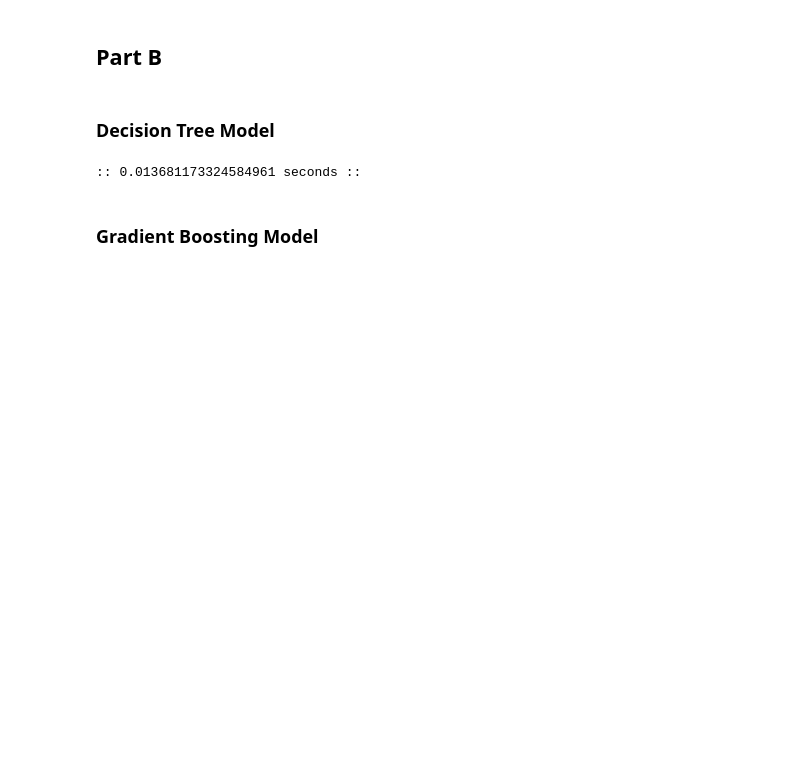
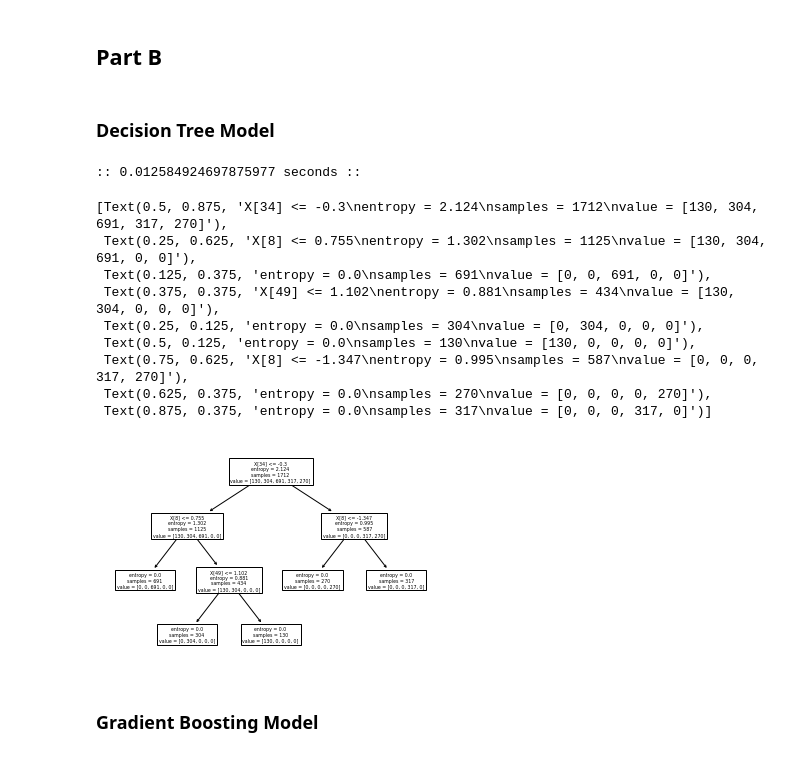
Before and after one commit to angusryoung/CSI4142-world-health-project, a Jupyter notebook: DataMining.ipynb, the cells around one changed output. Saved outputs shown, nothing was run; the diff lists cells and outputs as text; code cells hidden in the pictures; blank space fills up the shorter version.

```diff
--- a/DataMining.ipynb
+++ b/DataMining.ipynb
@@ -115,10 +115,10 @@ df_processing = df_processing.fillna(value={'Disaster_type':'Not Specified'})
 
 # Separate the features and the labels to be used in model development
 df_data = df_processing.drop(columns=['qol', 'di', 'hdi'])
-df_labels = df_processing['qol'].to_numpy(copy=True)
+df_labels = df_processing['hdi'].to_numpy(copy=True)
 
 # Split the data into training and testing
-train_data, test_data, train_labels, test_labels = train_test_split(df_data, df_labels, test_size=0.2, random_state=42)
+train_data, test_data, train_labels, test_labels = train_test_split(df_data, df_labels, test_size=0.3, random_state=42)
 
 # State numerical columns and categorical columns
 categorical_columns = ['Disaster_type']
@@ -167,27 +163,40 @@ COLUMN TO BE DROPPED: population_growth
 # %%
 # Train data is called: train_data
 # Train labels is called: train_labels
 # Test data is called: test_data
 # Test labels is called: test_labels
 
 # https://quantdare.com/decision-trees-gini-vs-entropy/
 # --> Entropy has slightly better results but slower than Gini
 # However, we gave the model no limitations, so Entropy may take a while
 
 time_start_dt = time.time()
 
-model_decision_tree = DecisionTreeClassifier(random_state=42, criterion='gini')
+# More complex parameters we can add: max_depth=3, min_samples_split=20, min_samples_leaf=20
+model_decision_tree = DecisionTreeClassifier(random_state=42, criterion='entropy', min_samples_split=20, min_samples_leaf=20)
 model_decision_tree.fit(train_data, train_labels)
 prediction_dt = model_decision_tree.predict(test_data)
 
 time_spent_dt = time.time() - time_start_dt
 print(":: %s seconds ::" % (time_spent_dt))
 
-recall_dt = recall_score(y_pred=prediction_dt, y_true=test_labels, average='micro')
-precision_dt = precision_score(y_pred=prediction_dt, y_true=test_labels, average='micro')
+recall_dt = recall_score(y_pred=prediction_dt, y_true=test_labels, average='macro')
+precision_dt = precision_score(y_pred=prediction_dt, y_true=test_labels, average='macro')
 accuracy_dt = accuracy_score(y_pred=prediction_dt, y_true=test_labels)
+
+plot_tree(model_decision_tree)
 # %% [output]
-:: 0.013681173324584961 seconds ::
+:: 0.012584924697875977 seconds ::
+[Text(0.5, 0.875, 'X[34] <= -0.3\nentropy = 2.124\nsamples = 1712\nvalue = [130, 304, 691, 317, 270]'),
+ Text(0.25, 0.625, 'X[8] <= 0.755\nentropy = 1.302\nsamples = 1125\nvalue = [130, 304, 691, 0, 0]'),
+ Text(0.125, 0.375, 'entropy = 0.0\nsamples = 691\nvalue = [0, 0, 691, 0, 0]'),
+ Text(0.375, 0.375, 'X[49] <= 1.102\nentropy = 0.881\nsamples = 434\nvalue = [130, 304, 0, 0, 0]'),
+ Text(0.25, 0.125, 'entropy = 0.0\nsamples = 304\nvalue = [0, 304, 0, 0, 0]'),
+ Text(0.5, 0.125, 'entropy = 0.0\nsamples = 130\nvalue = [130, 0, 0, 0, 0]'),
+ Text(0.75, 0.625, 'X[8] <= -1.347\nentropy = 0.995\nsamples = 587\nvalue = [0, 0, 0, 317, 270]'),
+ Text(0.625, 0.375, 'entropy = 0.0\nsamples = 270\nvalue = [0, 0, 0, 0, 270]'),
+ Text(0.875, 0.375, 'entropy = 0.0\nsamples = 317\nvalue = [0, 0, 0, 317, 0]')]
+[figure, added]
 # %% [markdown]
 ### Gradient Boosting Model
 # %% [markdown]
```
Also changed, not shown: parts of 9 cells of this notebook.
